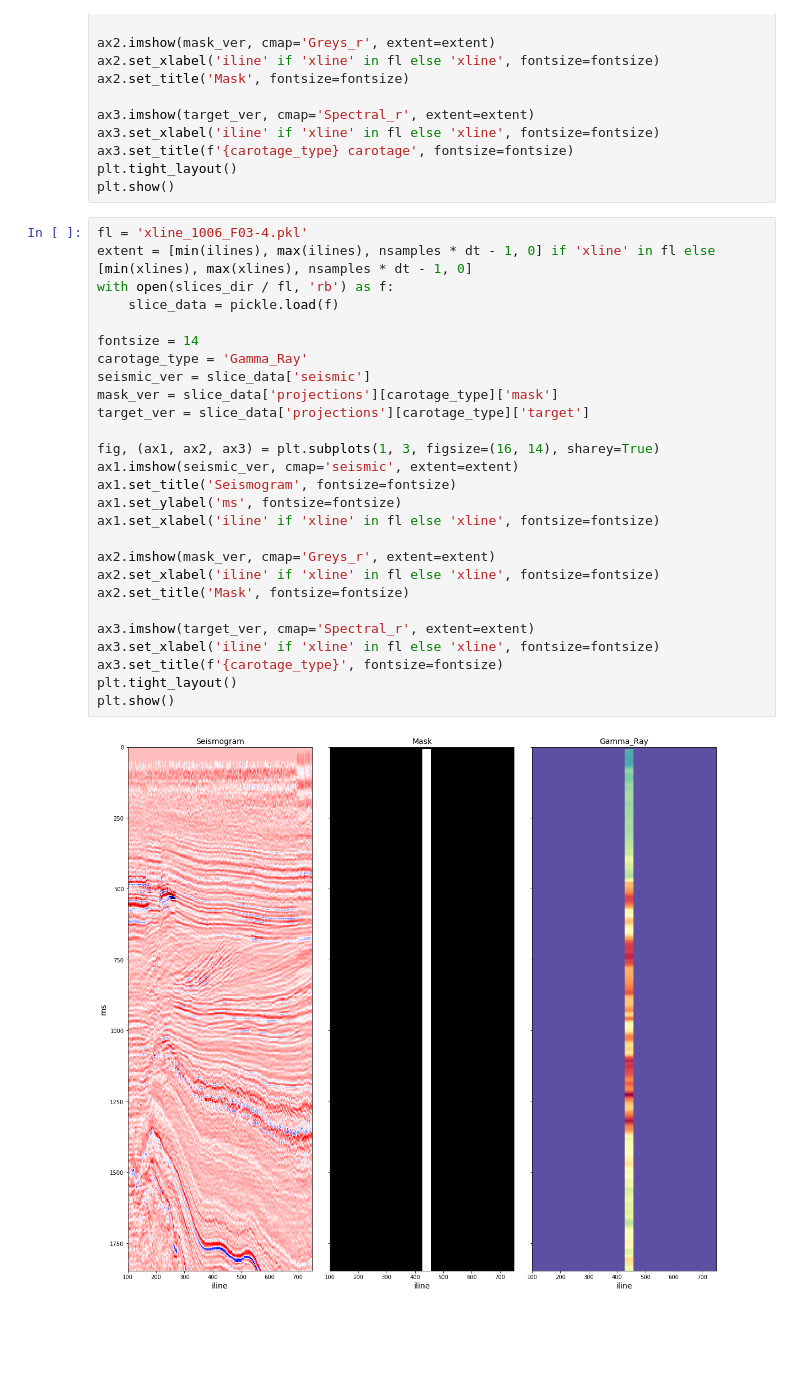
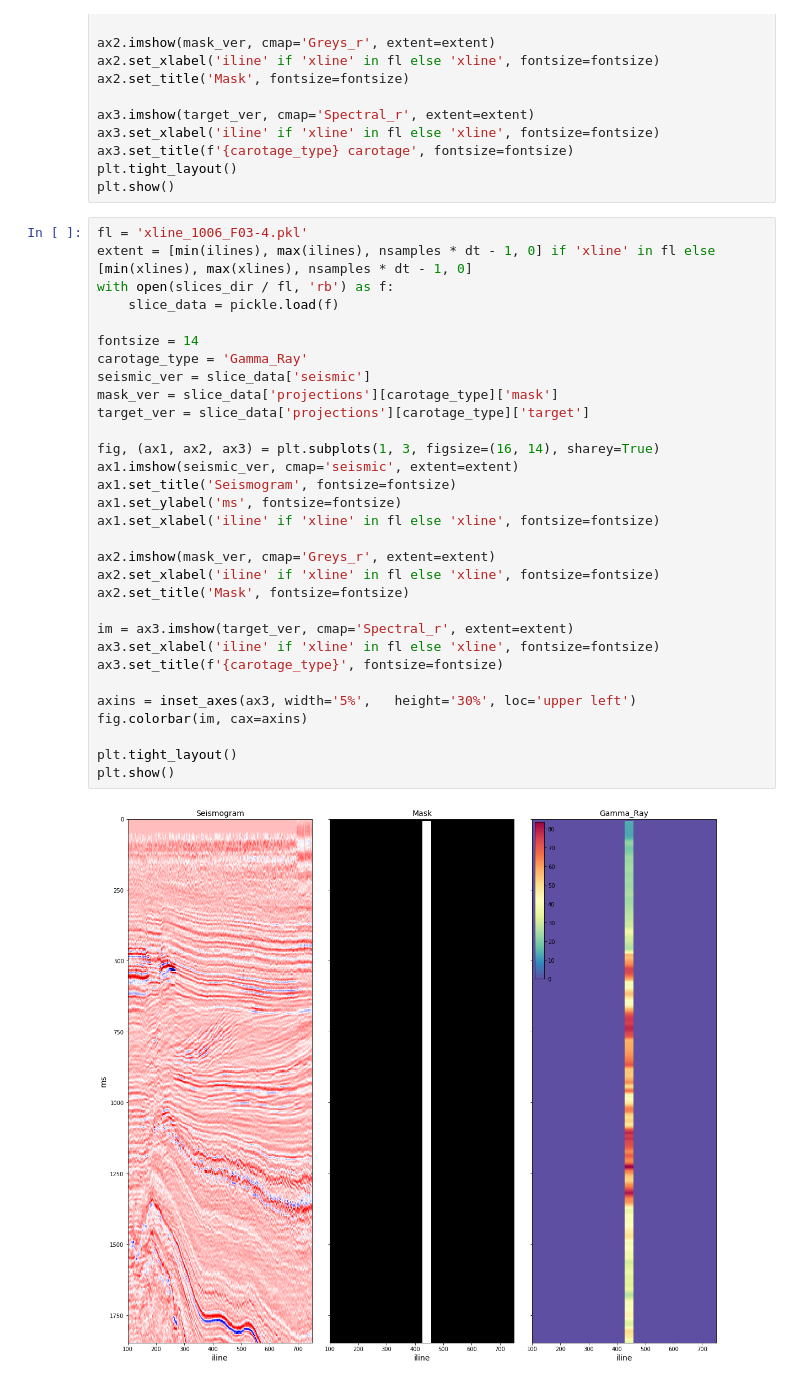
Before and after one commit to neuro-inc/ml-recipe-seismic, a Jupyter notebook: notebooks/data_preparation.ipynb, the cells around one changed output. Saved outputs shown, nothing was run; the diff lists cells and outputs as text; blank space fills up the shorter version.

```diff
--- a/notebooks/data_preparation.ipynb
+++ b/notebooks/data_preparation.ipynb
@@ -245,29 +247,33 @@ plt.show()
 # %%
 fl = 'xline_1006_F03-4.pkl'
 extent = [min(ilines), max(ilines), nsamples * dt - 1, 0] if 'xline' in fl else [min(xlines), max(xlines), nsamples * dt - 1, 0]
 with open(slices_dir / fl, 'rb') as f:
     slice_data = pickle.load(f)
 
 fontsize = 14
 carotage_type = 'Gamma_Ray'
 seismic_ver = slice_data['seismic']
 mask_ver = slice_data['projections'][carotage_type]['mask']
 target_ver = slice_data['projections'][carotage_type]['target']
 
 fig, (ax1, ax2, ax3) = plt.subplots(1, 3, figsize=(16, 14), sharey=True)
 ax1.imshow(seismic_ver, cmap='seismic', extent=extent)
 ax1.set_title('Seismogram', fontsize=fontsize)
 ax1.set_ylabel('ms', fontsize=fontsize)
 ax1.set_xlabel('iline' if 'xline' in fl else 'xline', fontsize=fontsize)
 
 ax2.imshow(mask_ver, cmap='Greys_r', extent=extent)
 ax2.set_xlabel('iline' if 'xline' in fl else 'xline', fontsize=fontsize)
 ax2.set_title('Mask', fontsize=fontsize)
 
-ax3.imshow(target_ver, cmap='Spectral_r', extent=extent)
+im = ax3.imshow(target_ver, cmap='Spectral_r', extent=extent)
 ax3.set_xlabel('iline' if 'xline' in fl else 'xline', fontsize=fontsize)
 ax3.set_title(f'{carotage_type}', fontsize=fontsize)
+
+axins = inset_axes(ax3, width='5%',   height='30%', loc='upper left')
+fig.colorbar(im, cax=axins)
+
 plt.tight_layout()
 plt.show()
 # %% [output]
-[figure, old version]
+[figure, new version]
```
Also changed, not shown: parts of 1 cell of this notebook, 2 other files.
